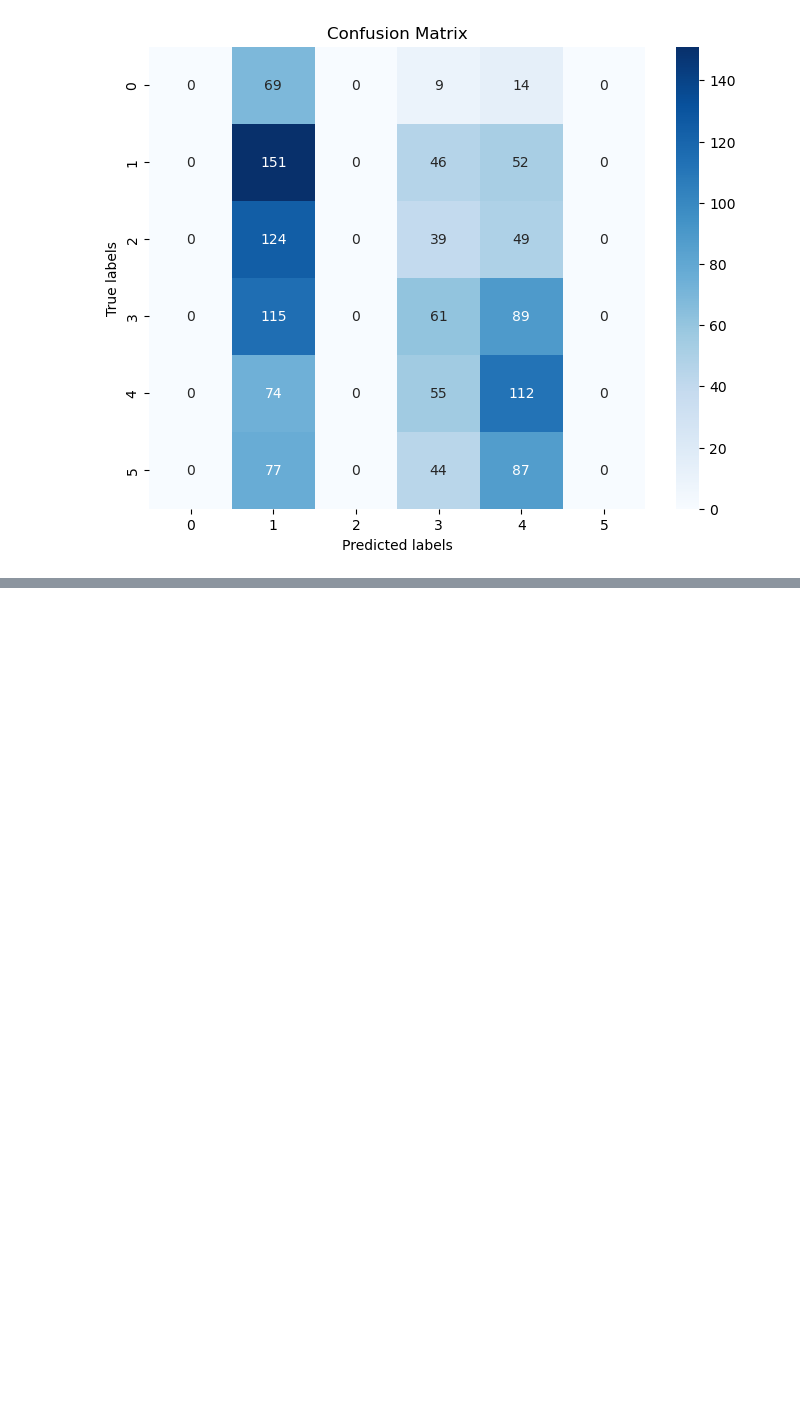
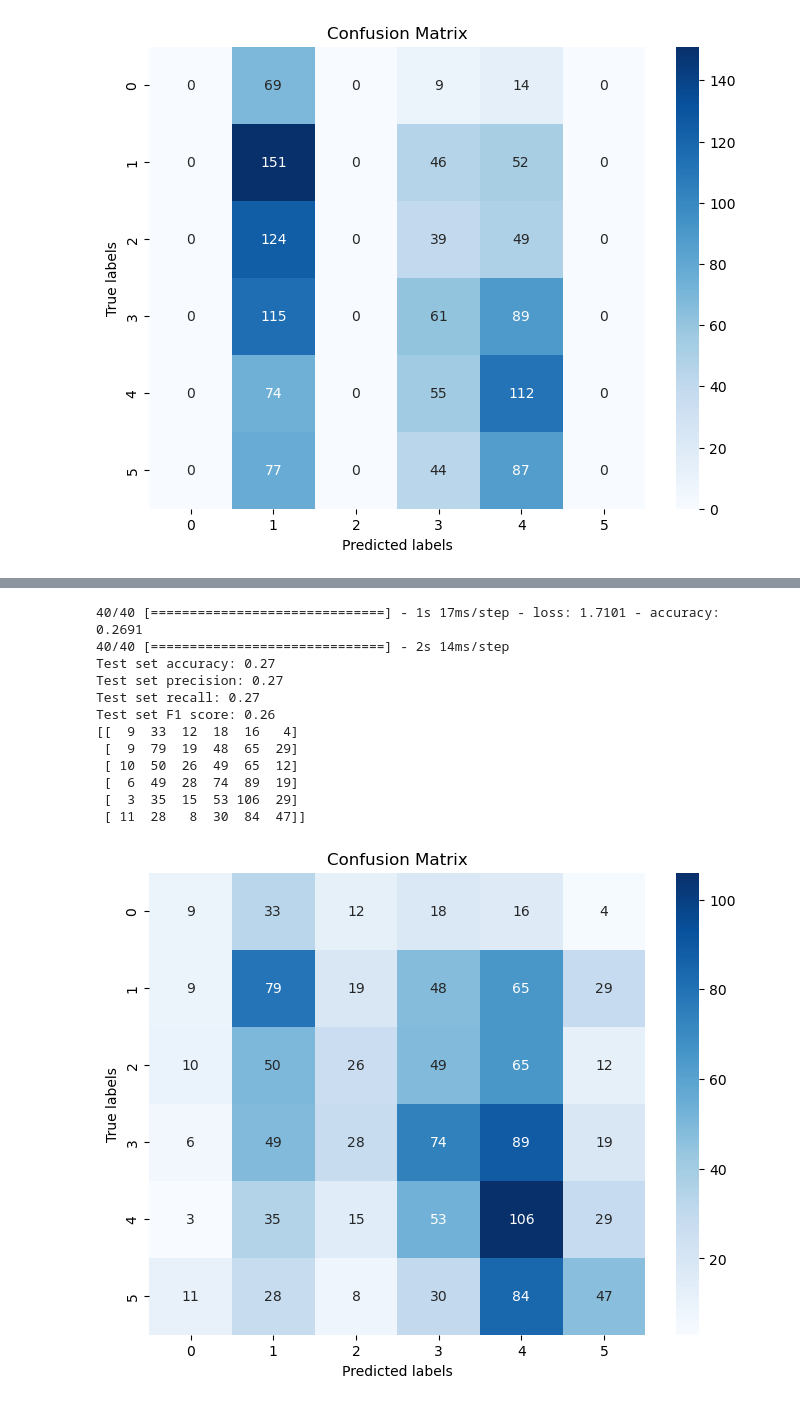
Before and after one commit to f4ths/fyp-fake-news-detection, a Jupyter notebook: ensemble.ipynb, the cells around one changed output, grey strips where cells are left out. Cells and saved outputs as stored; diff of their text form; code cells hidden in the pictures; blank space fills up the shorter version.

```diff
--- a/ensemble.ipynb
+++ b/ensemble.ipynb
@@ -1539,18 +1543,23 @@ Test set F1 score: 0.18
  [  0  77   0  44  87   0]]
 [figure]
 # %%
+from keras.optimizers import SGD
+
+
 # BiLSTM-GRU Model for statement features
-def create_bilstm_gru_model(vocab_size, embedding_dim, embedding_matrix, input_length):
+def create_bilstm_gru_model(vocab_size, embedding_dim, embedding_matrix, input_length, learning_rate):
     inputs = Input(shape=(input_length,))
     embedding = Embedding(vocab_size, embedding_dim, weights=[embedding_matrix], input_length=input_length, trainable=False)(inputs)
     bilstm = Bidirectional(LSTM(50, return_sequences=True))(embedding)
-    bigru = Bidirectional(GRU(50, return_sequences=True, return_state=True))[0](embedding)
+    # bigru = Bidirectional(GRU(50, return_sequences=True, return_state=True))[0](embedding)
+    bigru = Bidirectional(GRU(50, return_sequences=True))(embedding)
     max_pool_lstm = GlobalMaxPooling1D()(bilstm)
     max_pool_gru = GlobalMaxPooling1D()(bigru)
     avg_pool_lstm = GlobalAveragePooling1D()(bilstm)
     avg_pool_gru = GlobalAveragePooling1D()(bigru)
     concat = Concatenate()([max_pool_lstm, max_pool_gru, avg_pool_lstm, avg_pool_gru])
-    output = Dense(1, activation='sigmoid')(concat)
+    output = Dense(6, activation='sigmoid')(concat)
     model = Model(inputs=inputs, outputs=output)
-    model.compile(optimizer='adam', loss='categorical_crossentropy', metrics=['accuracy'])
+    optimizer = SGD(learning_rate=learning_rate)
+    model.compile(optimizer=optimizer, loss='categorical_crossentropy', metrics=['accuracy'])
     return model
@@ -1556,0 +1574,23 @@ def create_bilstm_gru_model(vocab_size, embedding_dim, embedding_matrix, input_l
+# %%
+# Create the BiLSTM-GRU model
+vocab_size = len(vocabulary_dict_spacy) + 1
+embedding_dim = 300
+embedding_matrix = embedding_matrix_spacy_300d
+input_length = 30 # same as max_len
+learning_rate = 0.0005
+
+bilstm_gru_model_spacy = create_bilstm_gru_model(vocab_size, embedding_dim, embedding_matrix, input_length, learning_rate)
+
+# model checkpoint
+model_checkpoint_bilstm_gru_spacy = ModelCheckpoint(filepath='best_model_bilstm_gru_spacy.h5', monitor='val_loss', save_best_only=False)
+# early stopping
+early_stopping = EarlyStopping(monitor='val_loss', patience=3, restore_best_weights=False)
+
+bilstm_gru_model_spacy.fit(X_train_spacy, Y_train, epochs=15, batch_size=128, validation_data=(X_val_spacy, Y_val), callbacks=[early_stopping, model_checkpoint_bilstm_gru_spacy])
+
+# # Obtain predictions
+# dense_preds = dense_model.predict(X_test_meta)
+# bilstm_gru_preds = bilstm_gru_model.predict(X_test_custom)
+#
+# # Ensemble voting
+# val_accuracies = [dense_model.evaluate(X_val_meta,
@@ -1556,0 +1613,21 @@ def create_bilstm_gru_model(vocab_size, embedding_dim, embedding_matrix, input_l
+# %%
+# evaluate bilstm_gru_model_spacy and make prediction and plot confusion matrix
+evaluation = bilstm_gru_model_spacy.evaluate(X_test_spacy, Y_test)
+best_model_bilstm_gru_spacy = load_model('best_model_bilstm_gru_spacy.h5')
+
+predictions = best_model_bilstm_gru_spacy.predict(X_test_spacy)
+predict_and_plot_matrix(predictions)
+# %% [output]
+40/40 [==============================] - 1s 17ms/step - loss: 1.7101 - accuracy: 0.2691
+40/40 [==============================] - 2s 14ms/step
+Test set accuracy: 0.27
+Test set precision: 0.27
+Test set recall: 0.27
+Test set F1 score: 0.26
+[[  9  33  12  18  16   4]
+ [  9  79  19  48  65  29]
+ [ 10  50  26  49  65  12]
+ [  6  49  28  74  89  19]
+ [  3  35  15  53 106  29]
+ [ 11  28   8  30  84  47]]
+[figure, added]
```
Also changed, not shown: parts of 6 cells of this notebook.
